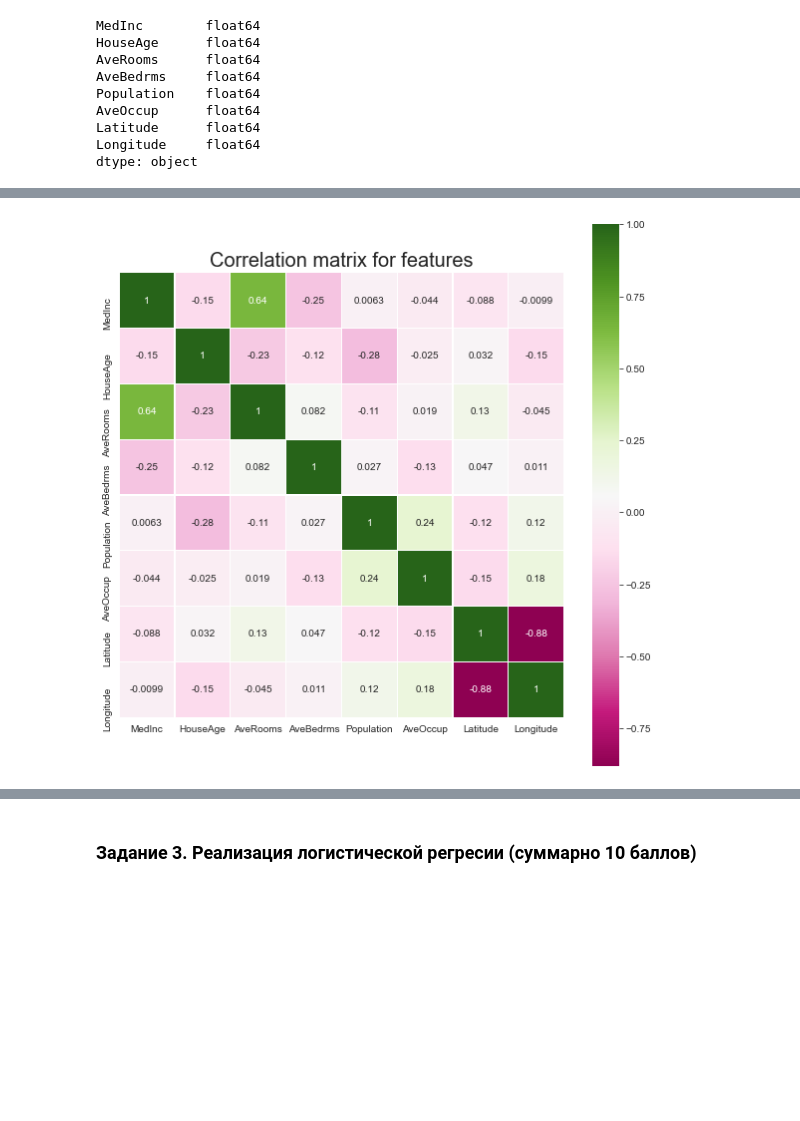
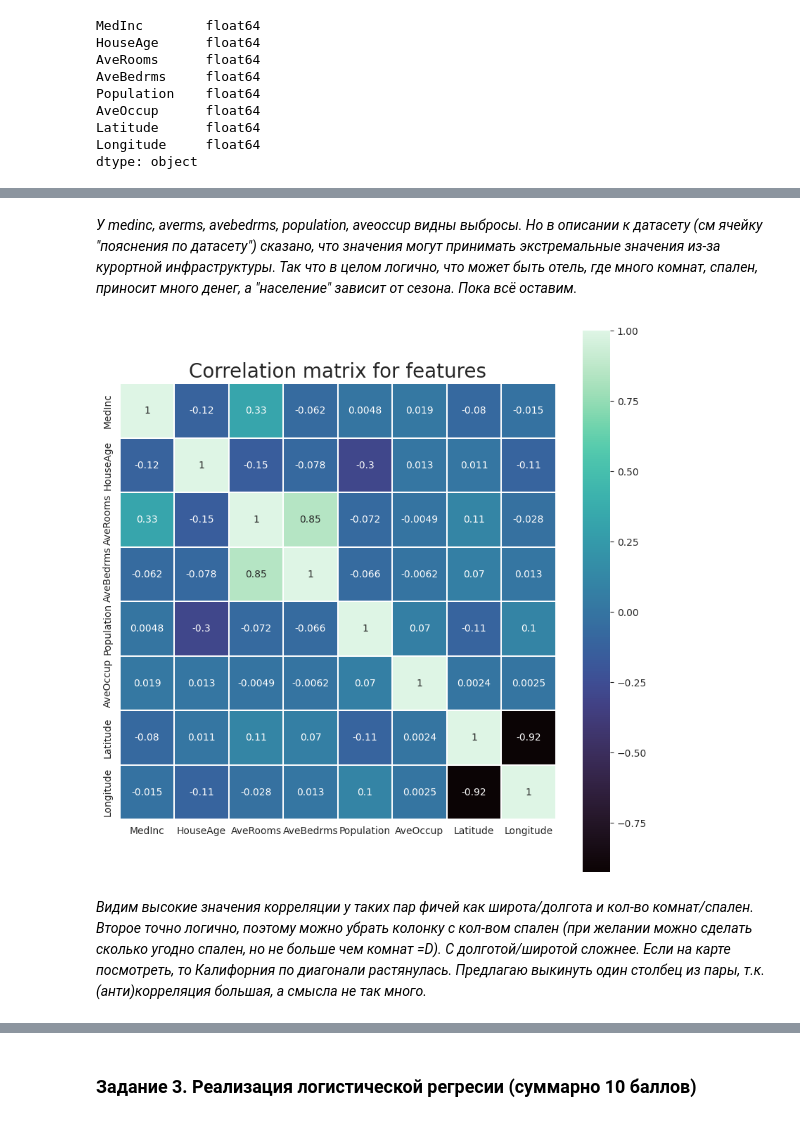
Before and after one commit to Olga-Bagrova/BI_ML_2024, a Jupyter notebook: hw_2_linmodel_GD/code/Linear_models.ipynb, the cells around one changed output, grey strips where cells are left out. Saved outputs shown, nothing was run; the diff lists cells and outputs as text; code cells hidden in the pictures; blank space fills up the shorter version.

```diff
--- a/hw_2_linmodel_GD/code/Linear_models.ipynb
+++ b/hw_2_linmodel_GD/code/Linear_models.ipynb
@@ -432,8 +424,7 @@ California Housing dataset
     - Pace, R. Kelley and Ronald Barry, Sparse Spatial Autoregressions,
       Statistics and Probability Letters, 33 (1997) 291-297
 # %%
-#Работаем с датафреймом:
-df = pd.DataFrame(X, columns = feature_names)
+df = pd.DataFrame(data.data, columns = feature_names)
 df.head()
 # %% [output]
 |  | MedInc | HouseAge | AveRooms | AveBedrms | Population | AveOccup | Latitude | Longitude |
@@ -506,10 +493,13 @@ sns.pairplot(df)
+# %% [markdown]
+*У medinc, averms, avebedrms, population, aveoccup видны выбросы. Но в описании к датасету (см ячейку "пояснения по датасету") сказано, что значения могут принимать экстремальные значения из-за курортной инфраструктуры. Так что в целом логично, что может быть отель, где много комнат, спален, приносит много денег, а "население" зависит от сезона. Пока всё оставим.*
 # %%
 #корреляции
-correlations = df.corr(method='spearman')
+correlations = df.corr()
 plt.figure(figsize = (10,10))
-sns.heatmap(correlations, square = True, annot = True, linewidths = 0.25, cmap = 'PiYG')
+sns.heatmap(correlations, square = True, annot = True, linewidths = 0.25, cmap = 'mako')
 plt.title("Correlation matrix for features", size = 20)
 plt.show()
-#только у широты/долготы корреляция высокая, в остальном норм
 # %% [output]
-[figure, old version]
+[figure, new version]
+# %% [markdown]
+*Видим высокие значения корреляции у таких пар фичей как широта/долгота и кол-во комнат/спален. Второе точно логично, поэтому можно убрать колонку с кол-вом спален (при желании можно сделать сколько угодно спален, но не больше чем комнат =D). С долготой/широтой сложнее. Если на карте посмотреть, то Калифорния по диагонали растянулась. Предлагаю выкинуть один столбец из пары, т.к. (анти)корреляция большая, а смысла не так много.*
```
Also changed, not shown: parts of 79 cells of this notebook, 1 other file.
